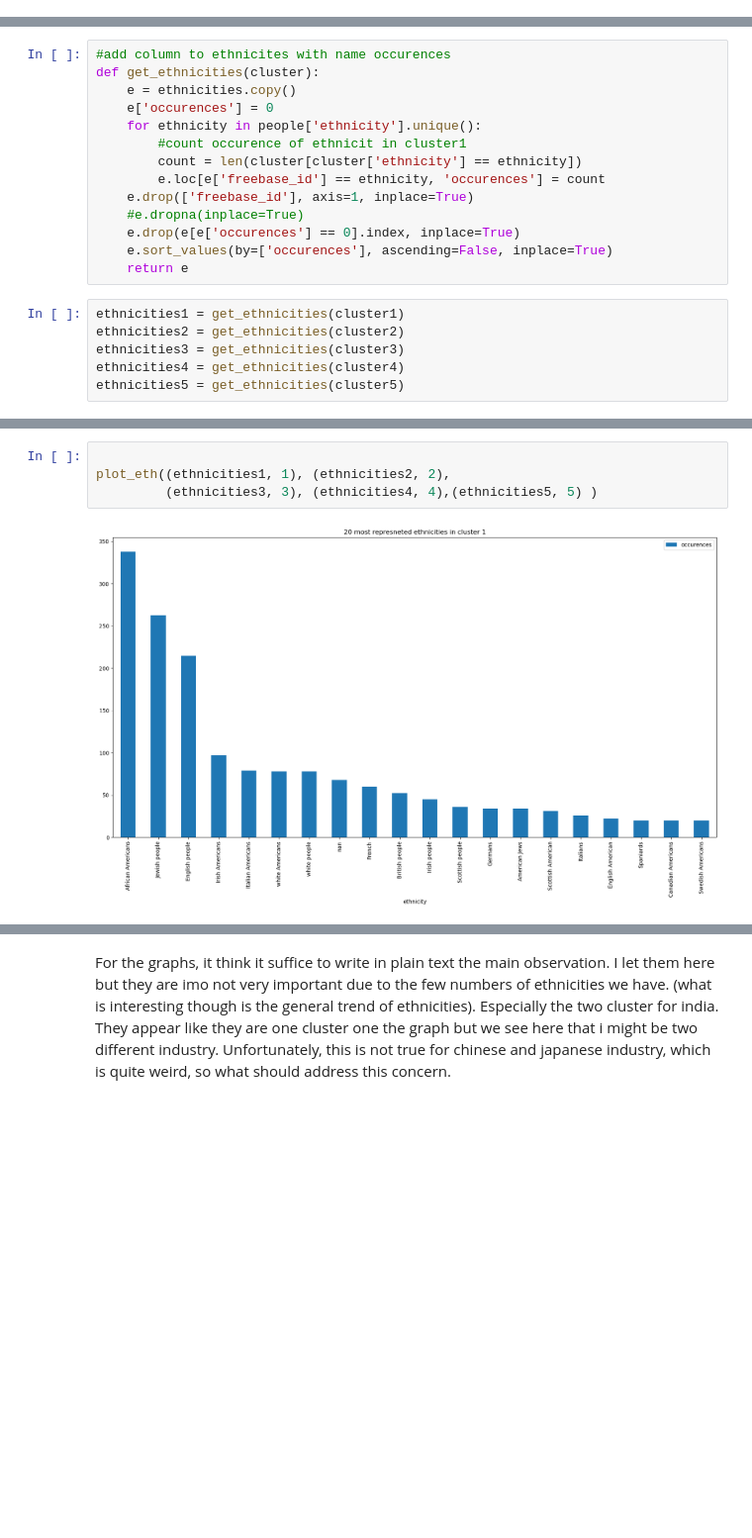
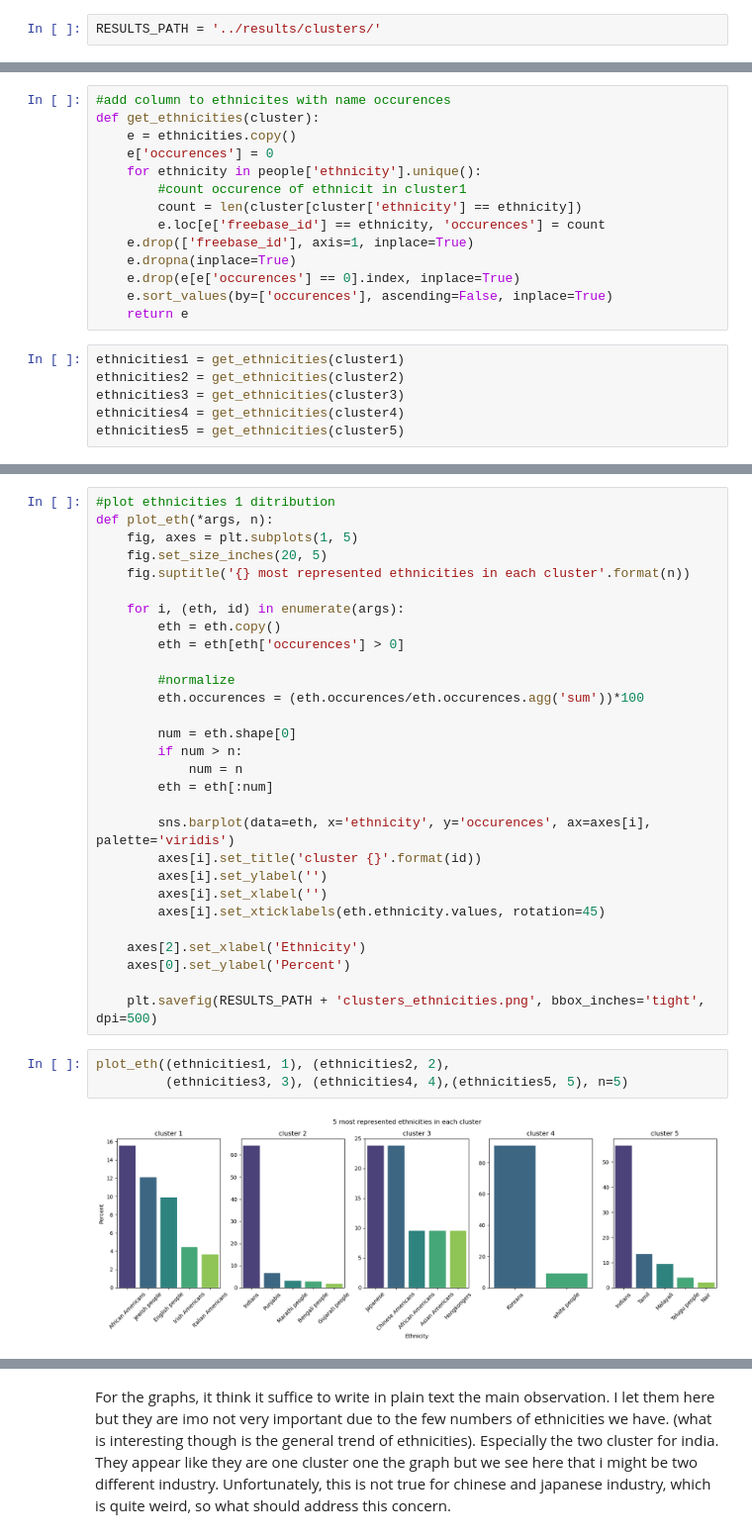
Before and after one commit to epfl-ada/ada-2022-project-tacocat, a Jupyter notebook: src/cluster.ipynb, the cells around one changed output, grey strips where cells are left out. Shown at 99% size. Cells and saved outputs as stored; diff of their text form; blank space fills up the shorter version.

Commit message:
update graphs

```diff
--- a/src/cluster.ipynb
+++ b/src/cluster.ipynb
@@ -5,6 +5,8 @@ import numpy as np
 import seaborn as sns
 import matplotlib.pyplot as plt
 from sklearn.cluster import OPTICS
+# %%
+RESULTS_PATH = '../results/clusters/'
 # %%
 #load panda dataframes for movies, poeple, and cluster
 movies = load_movie_metadata()
@@ -221,7 +217,7 @@ def get_ethnicities(cluster):
 		count = len(cluster[cluster['ethnicity'] == ethnicity])
 		e.loc[e['freebase_id'] == ethnicity, 'occurences'] = count
 	e.drop(['freebase_id'], axis=1, inplace=True)
-	#e.dropna(inplace=True)
+	e.dropna(inplace=True)
 	e.drop(e[e['occurences'] == 0].index, inplace=True)
 	e.sort_values(by=['occurences'], ascending=False, inplace=True)
 	return e
@@ -252,6 +230,34 @@ def plot_eth(*args):
+# %%
+#plot ethnicities 1 ditribution
+def plot_eth(*args, n):
+    fig, axes = plt.subplots(1, 5)
+    fig.set_size_inches(20, 5)
+    fig.suptitle('{} most represented ethnicities in each cluster'.format(n))
+
+    for i, (eth, id) in enumerate(args):
+        eth = eth.copy()
+        eth = eth[eth['occurences'] > 0]
+
+        #normalize
+        eth.occurences = (eth.occurences/eth.occurences.agg('sum'))*100
+
+        num = eth.shape[0]
+        if num > n:
+            num = n
+        eth = eth[:num]
+
+        sns.barplot(data=eth, x='ethnicity', y='occurences', ax=axes[i], palette='viridis')
+        axes[i].set_title('cluster {}'.format(id))
+        axes[i].set_ylabel('')
+        axes[i].set_xlabel('')
+        axes[i].set_xticklabels(eth.ethnicity.values, rotation=45)
+
+    axes[2].set_xlabel('Ethnicity')
+    axes[0].set_ylabel('Percent')
+
+    plt.savefig(RESULTS_PATH + 'clusters_ethnicities.png', bbox_inches='tight', dpi=500)
 # %%
-
 plot_eth((ethnicities1, 1), (ethnicities2, 2),
-         (ethnicities3, 3), (ethnicities4, 4),(ethnicities5, 5) )
+         (ethnicities3, 3), (ethnicities4, 4),(ethnicities5, 5), n=5)
 # %% [output]
-[figure, old version]
+[figure, new version]
```
Also changed, not shown: parts of 10 cells of this notebook, 6 other files.
